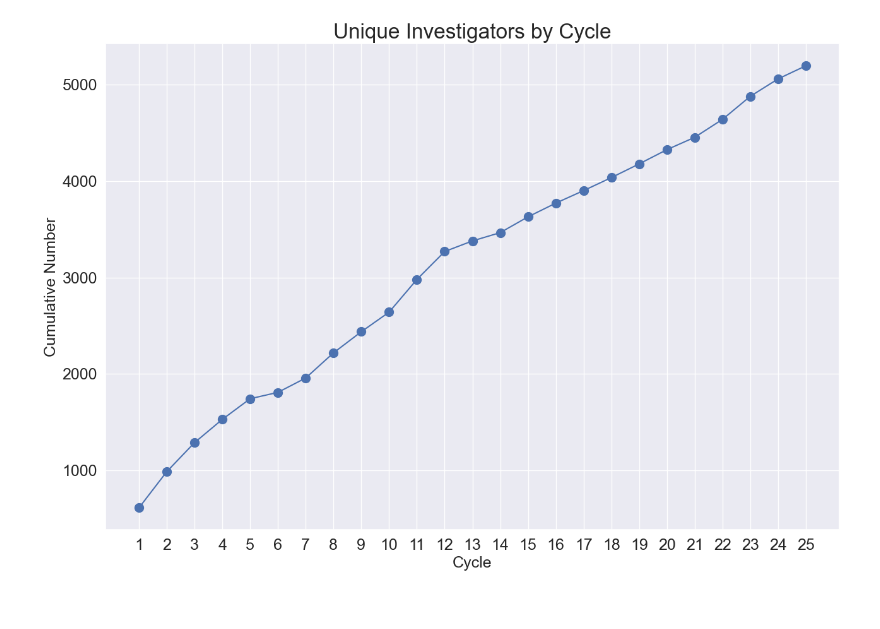
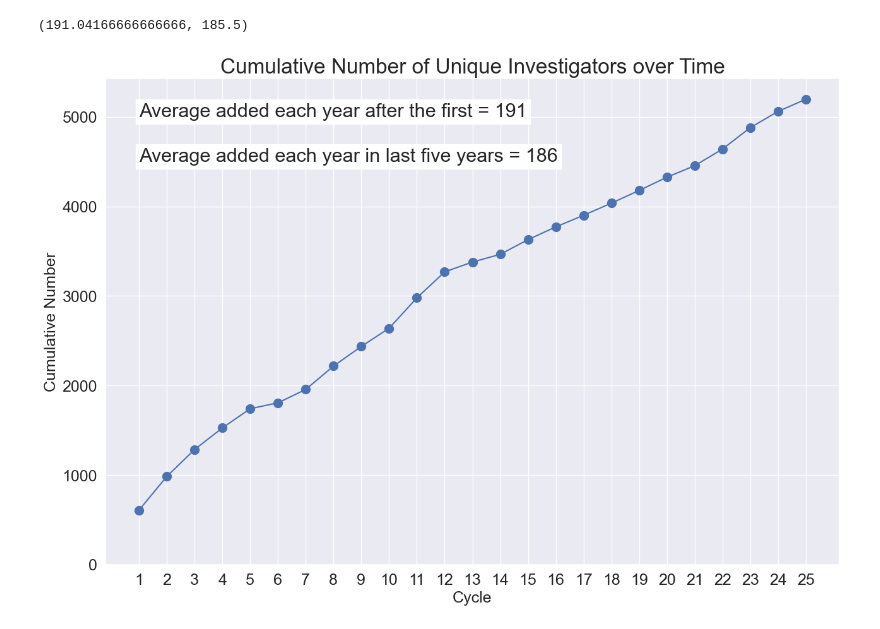
Before and after one commit to jzuhone/chandra_perf_data, a Jupyter notebook: source/data/investigators.ipynb, the cells around one changed output. Saved outputs shown, nothing was run; the diff lists cells and outputs as text; code cells hidden in the pictures.

```diff
--- a/source/data/investigators.ipynb
+++ b/source/data/investigators.ipynb
@@ -6,14 +7,21 @@ sns.set_theme()
 # %%
 t = ascii.read('uniquePIsCoIs.txt')
+# %%
+np.diff(t["DComb"]).mean(), np.diff(t["DComb"][-5:]).mean()
+# %% [output]
+(191.04166666666666, 185.5)
 # %%
 fig, ax = plt.subplots(figsize=(15,10))
 ax.plot(t["Cycle"], t["DComb"], marker="o", markersize=10, linestyle="-", color="C0")
-ax.set_title("Unique Investigators by Cycle", size=24)
+ax.set_title("Cumulative Number of Unique Investigators over Time", size=24)
 ax.set_xticks(t["Cycle"])
 ax.set_xticklabels(t["Cycle"],fontdict={"fontsize": 18})
 ax.tick_params(axis="y", labelsize=18)
 ax.set_ylabel("Cumulative Number", size=18)
 ax.set_xlabel("Cycle", size=18)
+ax.set_ylim(0, None)
+ax.text(1, 5000, "Average added each year after the first = 191", bbox=dict(facecolor='white', alpha=1.0), size=22)
+ax.text(1, 4500, "Average added each year in last five years = 186", bbox=dict(facecolor='white', alpha=1.0), size=22)
 fig.savefig("../images/investigators.png", bbox_inches="tight")
 # %% [output]
-[figure, old version]
+[figure, new version]
```
Also changed, not shown: parts of 1 cell of this notebook, 6 other files.
